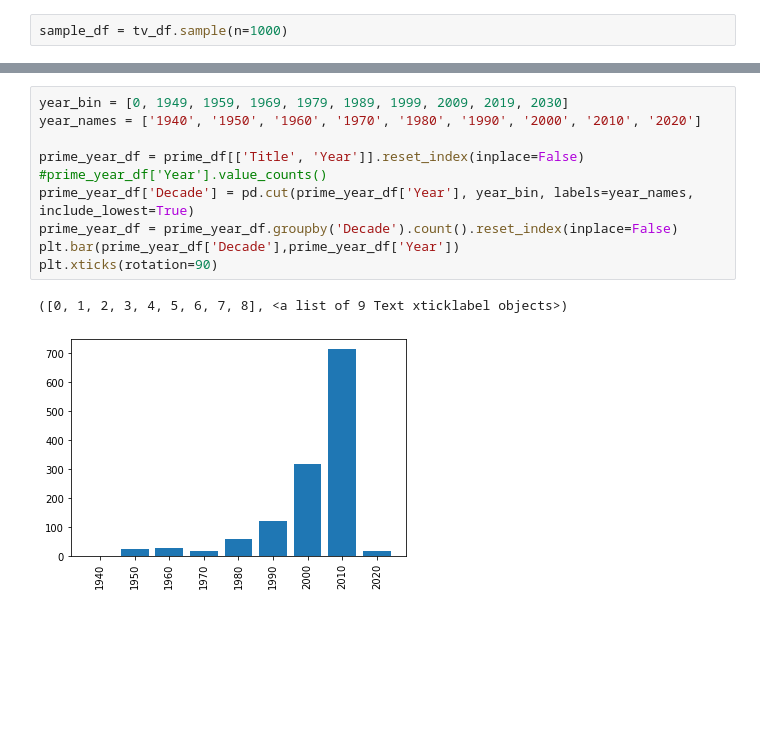
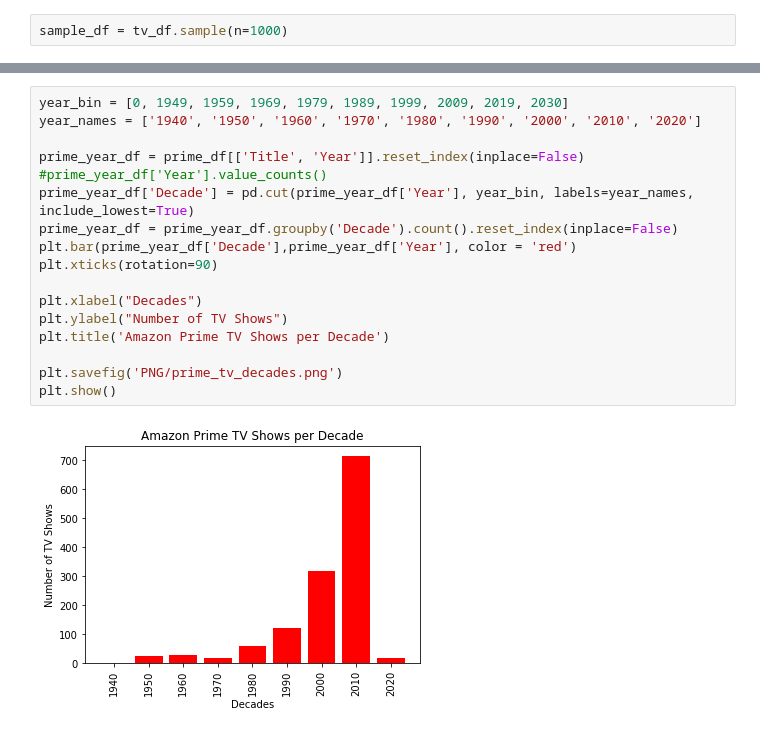
Before and after one commit to trevorguleserian/Project1, a Jupyter notebook: tv_data.ipynb, the cells around one changed output, grey strips where cells are left out. Saved outputs shown, nothing was run; the diff lists cells and outputs as text; blank space fills up the shorter version.

```diff
--- a/tv_data.ipynb
+++ b/tv_data.ipynb
@@ -93,16 +113,22 @@ plt.bar(hulu_year_df['Decade'],hulu_year_df['Year'])
 # %%
 year_bin = [0, 1949, 1959, 1969, 1979, 1989, 1999, 2009, 2019, 2030]
 year_names = ['1940', '1950', '1960', '1970', '1980', '1990', '2000', '2010', '2020']
 
 prime_year_df = prime_df[['Title', 'Year']].reset_index(inplace=False)
 #prime_year_df['Year'].value_counts()
 prime_year_df['Decade'] = pd.cut(prime_year_df['Year'], year_bin, labels=year_names, include_lowest=True)
 prime_year_df = prime_year_df.groupby('Decade').count().reset_index(inplace=False)
-plt.bar(prime_year_df['Decade'],prime_year_df['Year'])
+plt.bar(prime_year_df['Decade'],prime_year_df['Year'], color = 'red')
 plt.xticks(rotation=90)
+
+plt.xlabel("Decades")
+plt.ylabel("Number of TV Shows")
+plt.title('Amazon Prime TV Shows per Decade')
+
+plt.savefig('PNG/prime_tv_decades.png')
+plt.show()
 # %% [output]
-([0, 1, 2, 3, 4, 5, 6, 7, 8], <a list of 9 Text xticklabel objects>)
-[figure, old version]
+[figure, new version]
 # %%
 year_bin = [0, 1959, 1969, 1979, 1989, 1999, 2009, 2019, 2030]
 year_names = ['1950', '1960', '1970', '1980', '1990', '2000', '2010', '2020']
```
Also changed, not shown: parts of 6 cells of this notebook, 7 other files.
